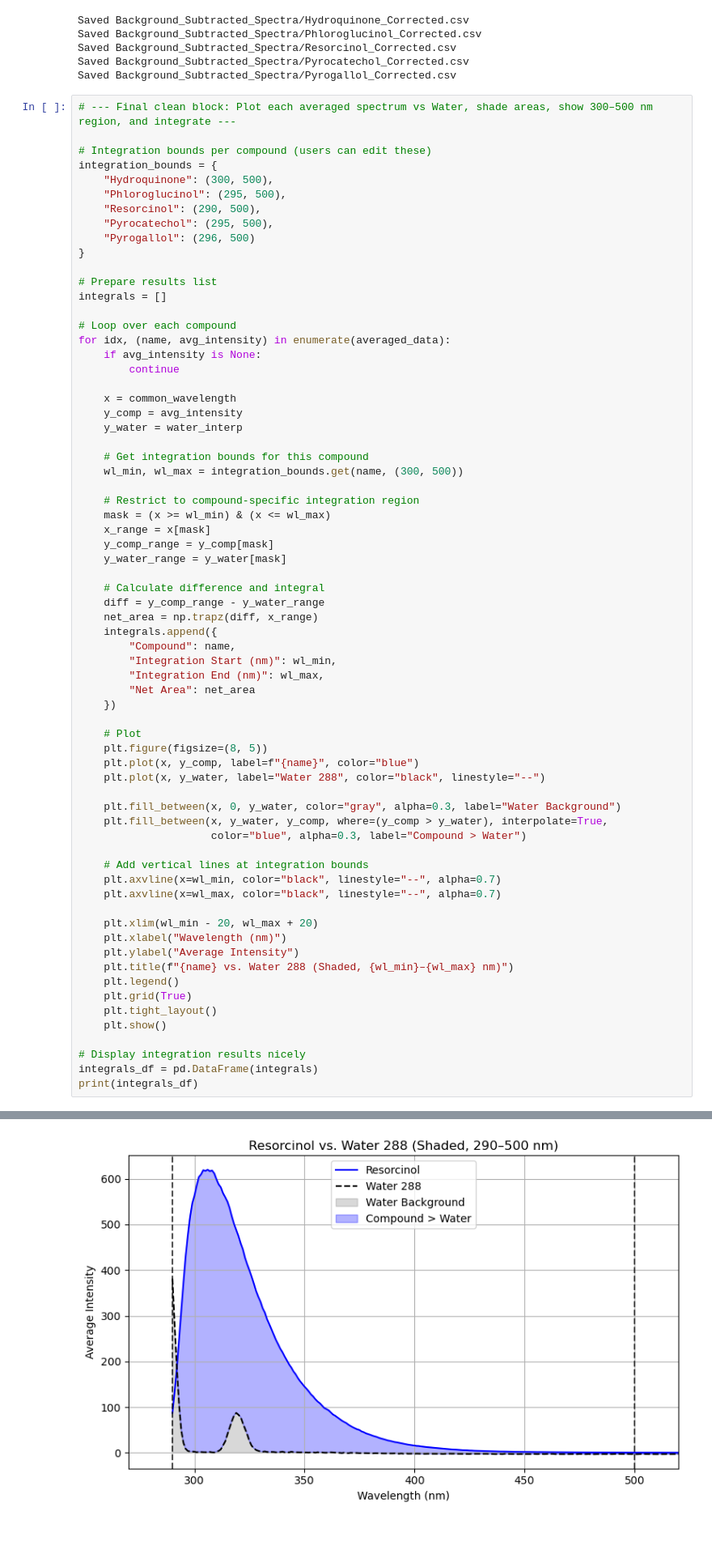
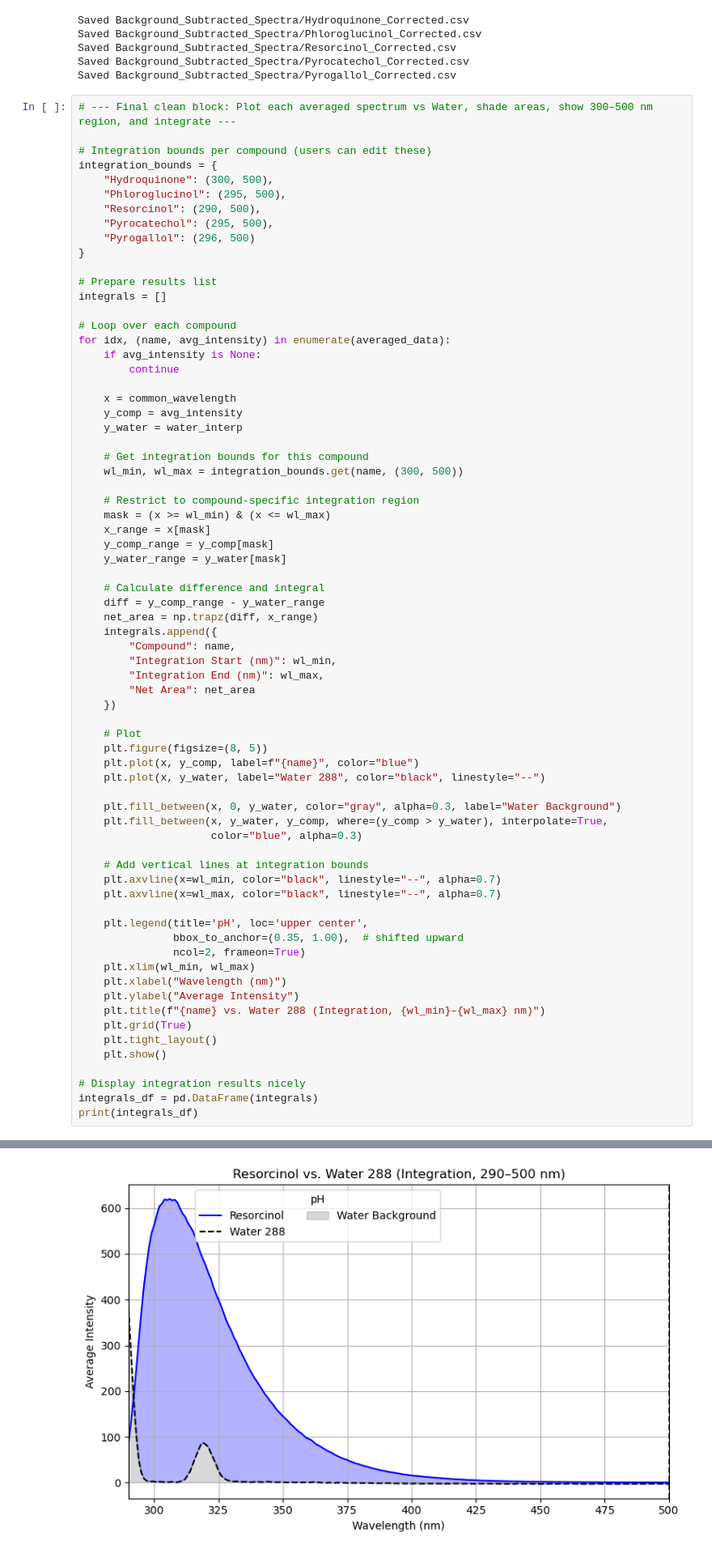
Before and after one commit to DavidShreve/PChemLab, a Jupyter notebook: Project.ipynb, the cells around one changed output, grey strips where cells are left out. Shown at 81% size. Saved outputs shown, nothing was run; the diff lists cells and outputs as text; blank space fills up the shorter version.

Commit message:
Fixed graphs

```diff
--- a/Project.ipynb
+++ b/Project.ipynb
@@ -294,17 +294,19 @@ for idx, (name, avg_intensity) in enumerate(averaged_data):
 
     plt.fill_between(x, 0, y_water, color="gray", alpha=0.3, label="Water Background")
     plt.fill_between(x, y_water, y_comp, where=(y_comp > y_water), interpolate=True,
-                     color="blue", alpha=0.3, label="Compound > Water")
+                     color="blue", alpha=0.3)
 
     # Add vertical lines at integration bounds
     plt.axvline(x=wl_min, color="black", linestyle="--", alpha=0.7)
     plt.axvline(x=wl_max, color="black", linestyle="--", alpha=0.7)
 
-    plt.xlim(wl_min - 20, wl_max + 20)
+    plt.legend(title='pH', loc='upper center',
+               bbox_to_anchor=(0.35, 1.00),  # shifted upward
+               ncol=2, frameon=True)
+    plt.xlim(wl_min, wl_max)
     plt.xlabel("Wavelength (nm)")
     plt.ylabel("Average Intensity")
-    plt.title(f"{name} vs. Water 288 (Shaded, {wl_min}–{wl_max} nm)")
-    plt.legend()
+    plt.title(f"{name} vs. Water 288 (Integration, {wl_min}–{wl_max} nm)")
     plt.grid(True)
     plt.tight_layout()
     plt.show()
@@ -318 +320 @@ print(integrals_df)
-[figure, old version]
+[figure, new version]
```
Also changed, not shown: parts of 1 cell of this notebook.
